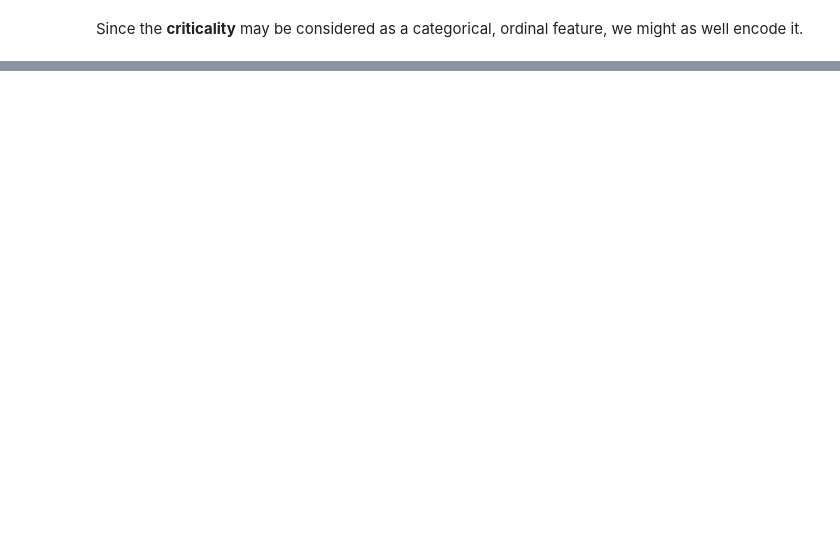
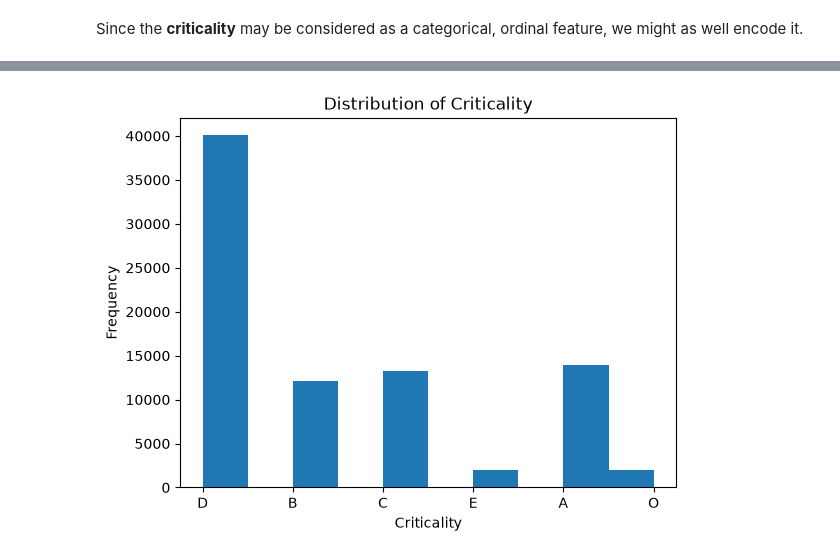
Before and after one commit to oscar-juarez-cct/ambulance-incidents, a Jupyter notebook: ambulance-incidents.ipynb, the cells around one changed output, grey strips where cells are left out. Drawn from its saved outputs; the diff is of its cells as text; code cells hidden in the pictures; blank space fills up the shorter version.

```diff
--- a/ambulance-incidents.ipynb
+++ b/ambulance-incidents.ipynb
@@ -127,0 +192,2 @@ dtype: int64
+# %%
+df["dispatch_delay"] = minutes_between("TOC", "ORD")
@@ -127,0 +201,2 @@ dtype: int64
+# %%
+df["travel_time"] = minutes_between("MOB", "IA")
@@ -127,0 +210,2 @@ dtype: int64
+# %%
+df["response_time"] = minutes_between("TOC", "IA")
@@ -127,0 +219,2 @@ dtype: int64
+# %%
+df["job_duration"] = minutes_between("CD", "TOC")
@@ -127,0 +323,8 @@ dtype: int64
+# %%
+plt.hist(df["criticality"].dropna())
+plt.xlabel("Criticality")
+plt.ylabel("Frequency")
+plt.title("Distribution of Criticality")
+plt.show()
+# %% [output]
+[figure, added]
```
Also changed, not shown: parts of 30 cells of this notebook.
